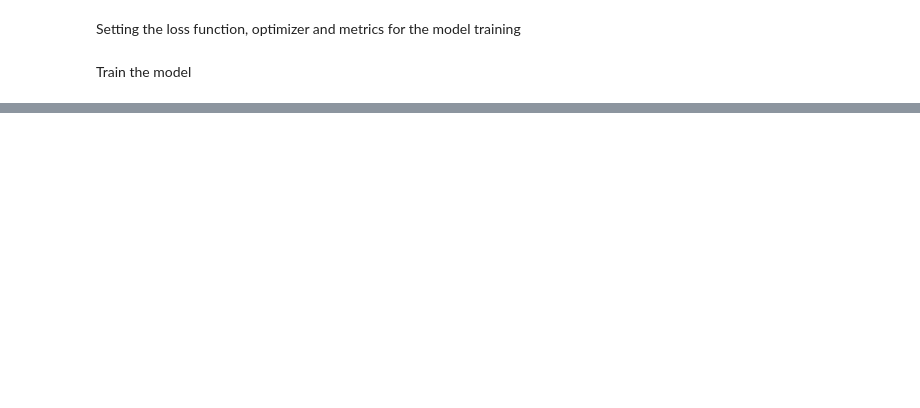
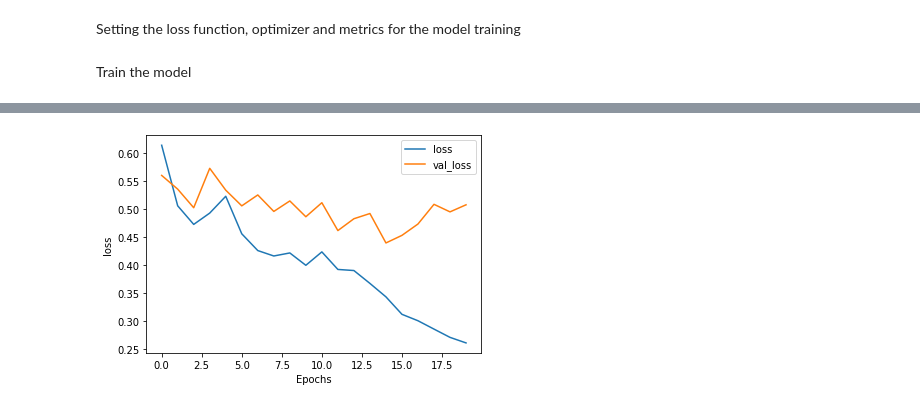
Before and after one commit to adrianuscharlie/ML-hate-speech-detection, a Jupyter notebook: notebook.ipynb, the cells around one changed output, grey strips where cells are left out. Drawn from its saved outputs; the diff is of its cells as text; code cells hidden in the pictures; blank space fills up the shorter version.

```diff
--- a/notebook.ipynb
+++ b/notebook.ipynb
@@ -181,0 +209,4 @@ Epoch 20/20
+# %%
+plot_graphs(history=history,metric='loss')
+# %% [output]
+[figure, added]
```
Also changed, not shown: parts of 8 cells of this notebook, 4 other files.
